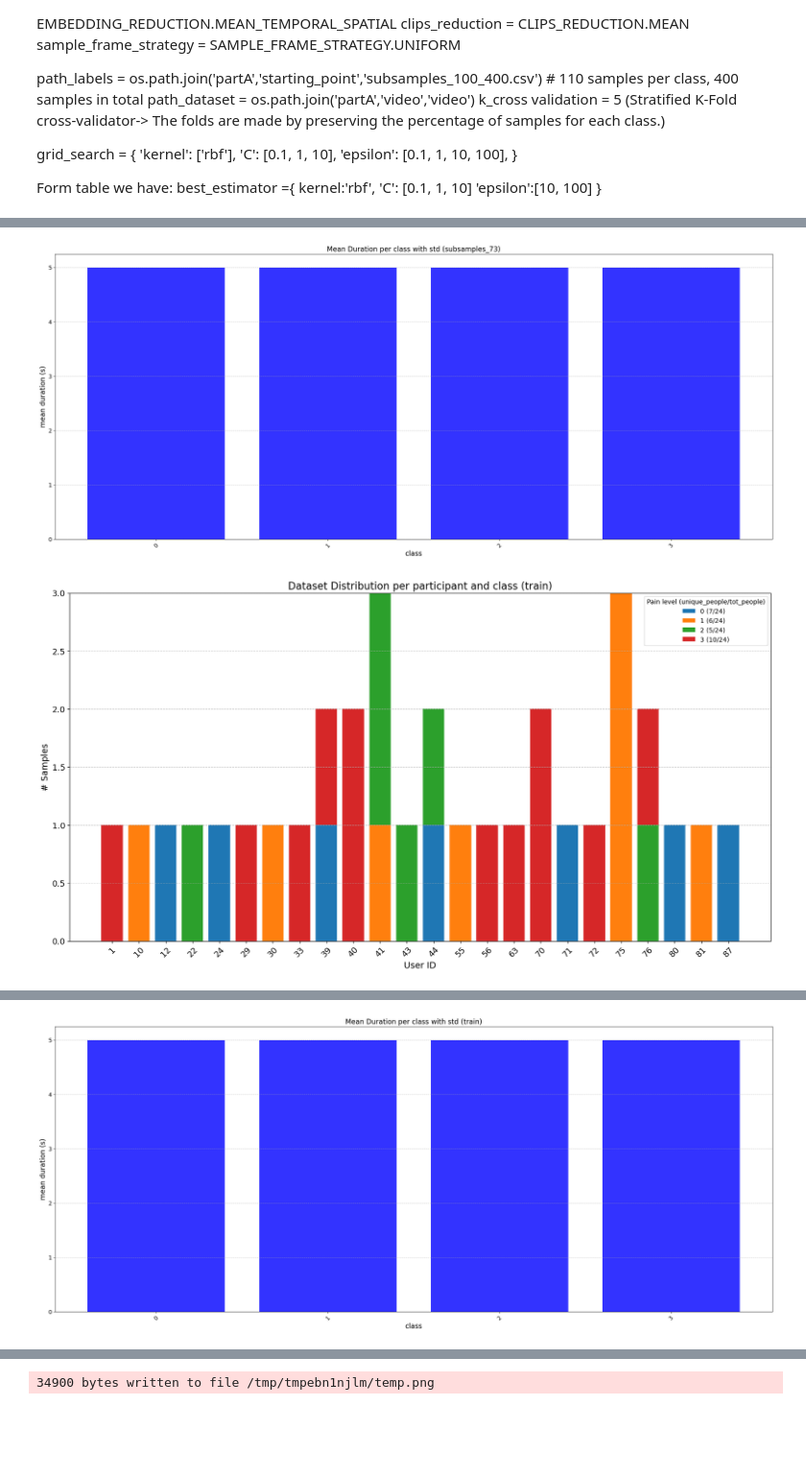
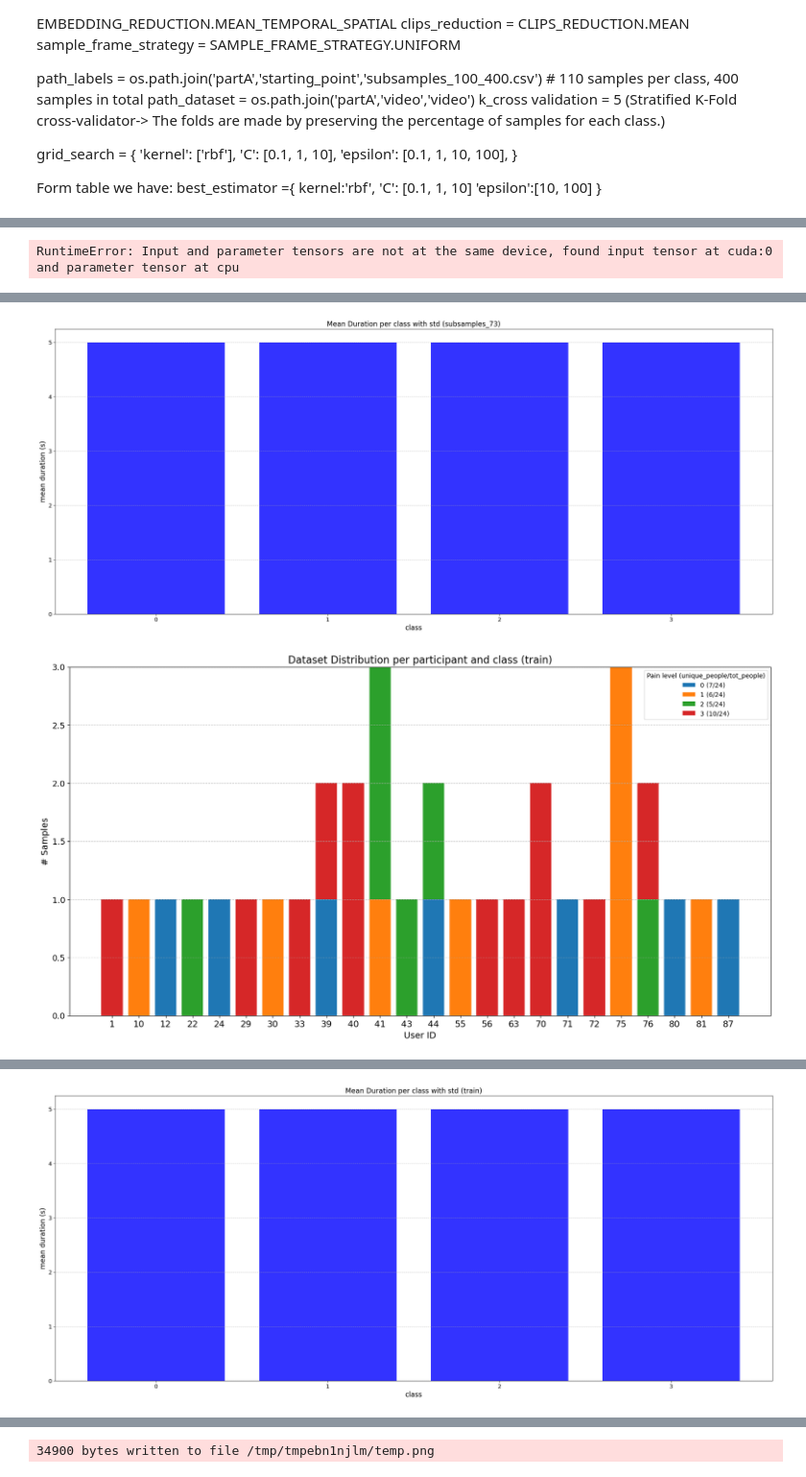
Before and after one commit to villifCoder559/PainAssessmentVideo, a Jupyter notebook: test.ipynb, the cells around one changed output, grey strips where cells are left out. Shown at 96% size. Drawn from its saved outputs; the diff is of its cells as text; code cells hidden in the pictures; blank space fills up the shorter version.

```diff
--- a/test.ipynb
+++ b/test.ipynb
@@ -188,6 +272,13 @@ import time
 # %%
 %load_ext autoreload
 %autoreload 2
+from custom.helper import CLIPS_REDUCTION,EMBEDDING_REDUCTION,MODEL_TYPE,SAMPLE_FRAME_STRATEGY, HEAD
+import os
+from custom.model import Model_Advanced
+from transformers import AutoImageProcessor
+from custom.head import HeadSVR, HeadGRU
+import time
+
 import custom.scripts as scripts
 
 model_type = MODEL_TYPE.VIDEOMAE_v2_B
@@ -211,7 +302,7 @@ params = {
 }
 preprocess = AutoImageProcessor.from_pretrained("MCG-NJU/videomae-base")
 stride_window_in_video = 70
-scripts.run_train_test(model_type=model_type,
+model_advanced = scripts.run_train_test(model_type=model_type,
                        pooling_embedding_reduction=pooling_embedding_reduction,
                        pooling_clips_reduction=pooling_clips_reduction,
                        sample_frame_strategy=sample_frame_strategy,
@@ -251,0 +343 @@ Best model weights saved to history_run/VIDEOMAE_v2_B_MEAN_SPATIAL_NONE_SLIDING_
+RuntimeError: Input and parameter tensors are not at the same device, found input tensor at cuda:0 and parameter tensor at cpu
@@ -253,5 +345,5 @@ Best model weights saved to history_run/VIDEOMAE_v2_B_MEAN_SPATIAL_NONE_SLIDING_
 [figure]
 [figure]
-[figure, old version]
+[figure, new version]
 [figure]
 [figure]
```
Also changed, not shown: parts of 14 cells of this notebook.
